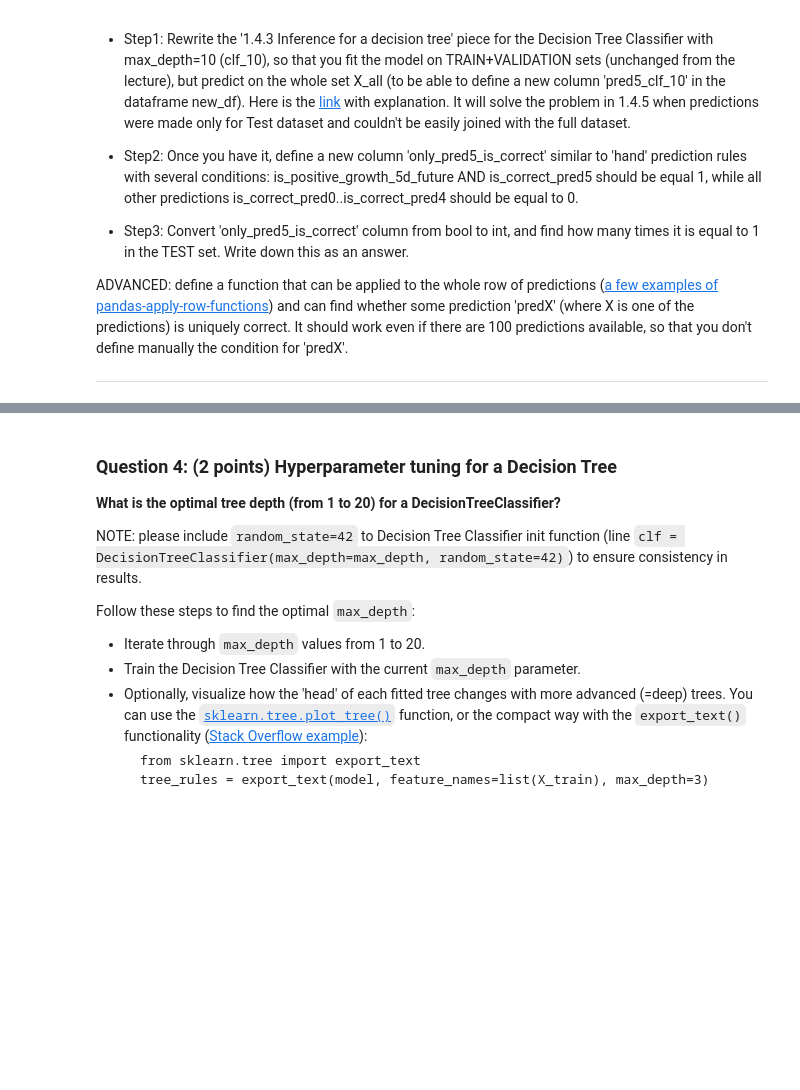
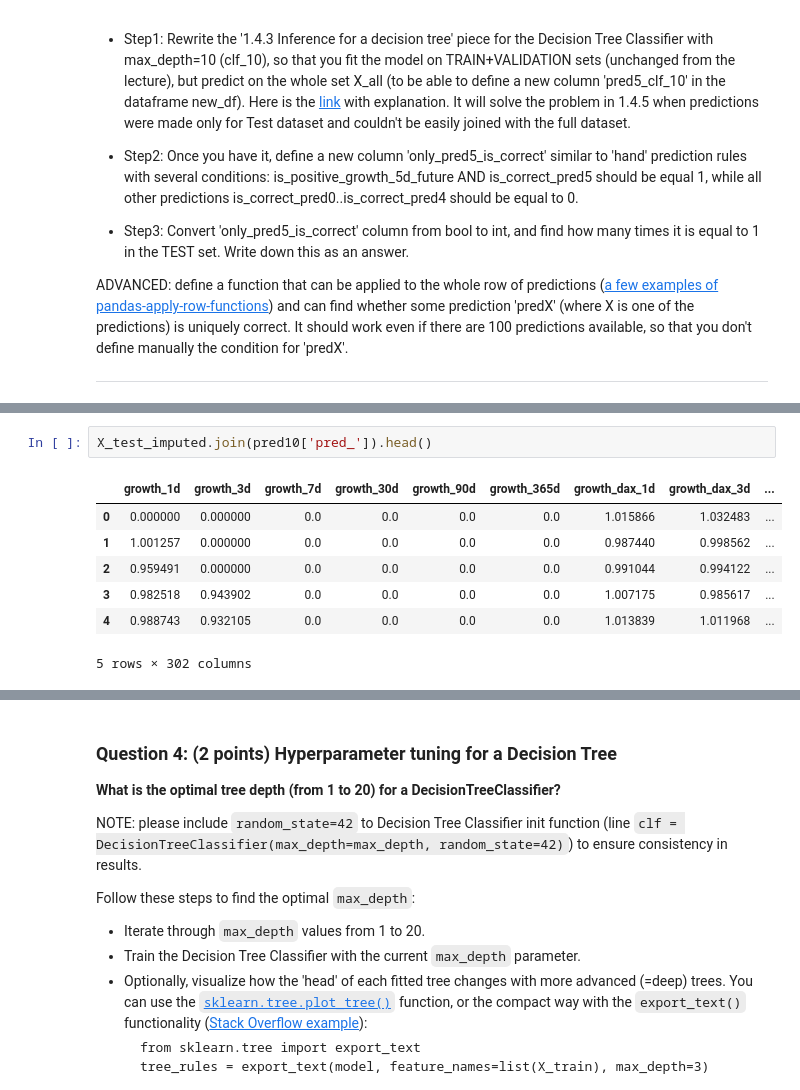
Before and after one commit to mary435/stock-markets-analytics, a Jupyter notebook: 03/hw_03.ipynb, the cells around one changed output, grey strips where cells are left out. Cells and saved outputs as stored; diff of their text form; blank space fills up the shorter version.

```diff
--- a/03/hw_03.ipynb
+++ b/03/hw_03.ipynb
@@ -510,0 +776,10 @@ ADVANCED: define a function that can be applied to the whole row of predictions
+# %%
+X_test_imputed.join(pred10['pred_']).head()
+# %% [output]
+|  | growth_1d | growth_3d | growth_7d | growth_30d | growth_90d | growth_365d | growth_dax_1d | growth_dax_3d | ... |
+| 0 | 0.000000 | 0.000000 | 0.0 | 0.0 | 0.0 | 0.0 | 1.015866 | 1.032483 | ... |
+| 1 | 1.001257 | 0.000000 | 0.0 | 0.0 | 0.0 | 0.0 | 0.987440 | 0.998562 | ... |
+| 2 | 0.959491 | 0.000000 | 0.0 | 0.0 | 0.0 | 0.0 | 0.991044 | 0.994122 | ... |
+| 3 | 0.982518 | 0.943902 | 0.0 | 0.0 | 0.0 | 0.0 | 1.007175 | 0.985617 | ... |
+| 4 | 0.988743 | 0.932105 | 0.0 | 0.0 | 0.0 | 0.0 | 1.013839 | 1.011968 | ... |
+5 rows × 302 columns
```
Also changed, not shown: parts of 33 cells of this notebook.
